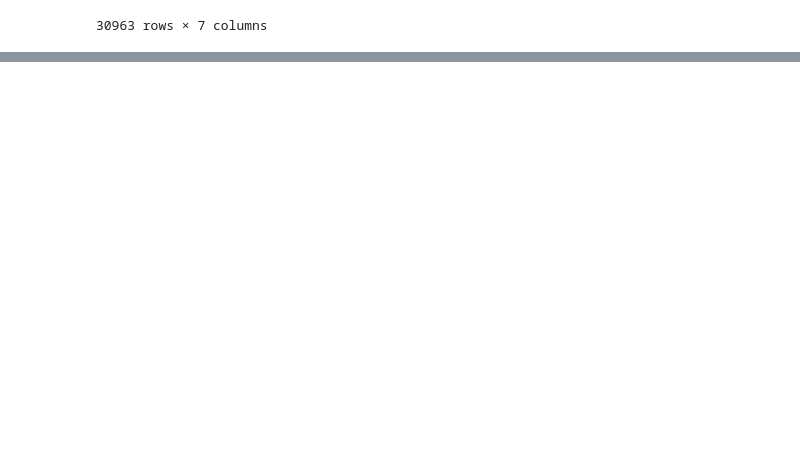
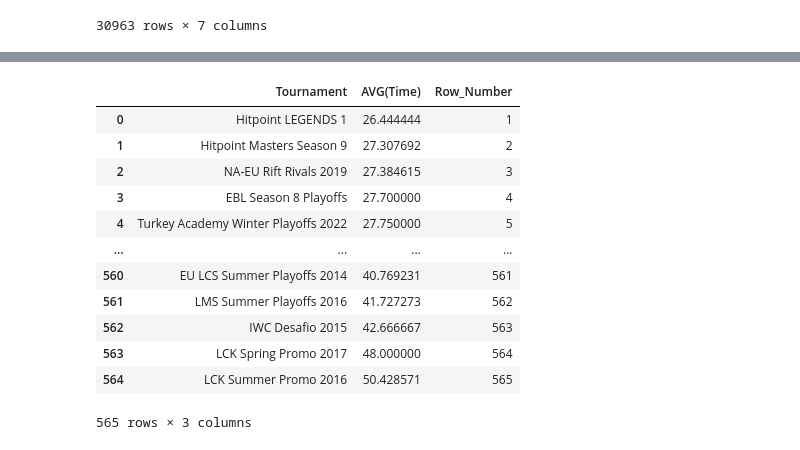
Before and after one commit to KarolKul-KK/League_Pro_Games_Analysis, a Jupyter notebook: notebooks/sql_queries.ipynb, the cells around one changed output, grey strips where cells are left out. Saved outputs shown, nothing was run; the diff lists cells and outputs as text; code cells hidden in the pictures; blank space fills up the shorter version.

```diff
--- a/notebooks/sql_queries.ipynb
+++ b/notebooks/sql_queries.ipynb
@@ -275,0 +312,23 @@ len(df.where(df['Result'] == 'WIN').dropna())
+# %%
+sql = """
+SELECT Tournament,
+AVG(Time),
+ROW_NUMBER() OVER (ORDER BY AVG(TIME)) Row_Number
+FROM General_data
+GROUP BY Tournament
+"""
+pd.read_sql_query(sql, conn)
+# %% [output]
+|  | Tournament | AVG(Time) | Row_Number |
+| 0 | Hitpoint LEGENDS 1 | 26.444444 | 1 |
+| 1 | Hitpoint Masters Season 9 | 27.307692 | 2 |
+| 2 | NA-EU Rift Rivals 2019 | 27.384615 | 3 |
+| 3 | EBL Season 8 Playoffs | 27.700000 | 4 |
+| 4 | Turkey Academy Winter Playoffs 2022 | 27.750000 | 5 |
+| ... | ... | ... | ... |
+| 560 | EU LCS Summer Playoffs 2014 | 40.769231 | 561 |
+| 561 | LMS Summer Playoffs 2016 | 41.727273 | 562 |
+| 562 | IWC Desafio 2015 | 42.666667 | 563 |
+| 563 | LCK Spring Promo 2017 | 48.000000 | 564 |
+| 564 | LCK Summer Promo 2016 | 50.428571 | 565 |
+565 rows × 3 columns
```
Also changed, not shown: parts of 9 cells of this notebook.
